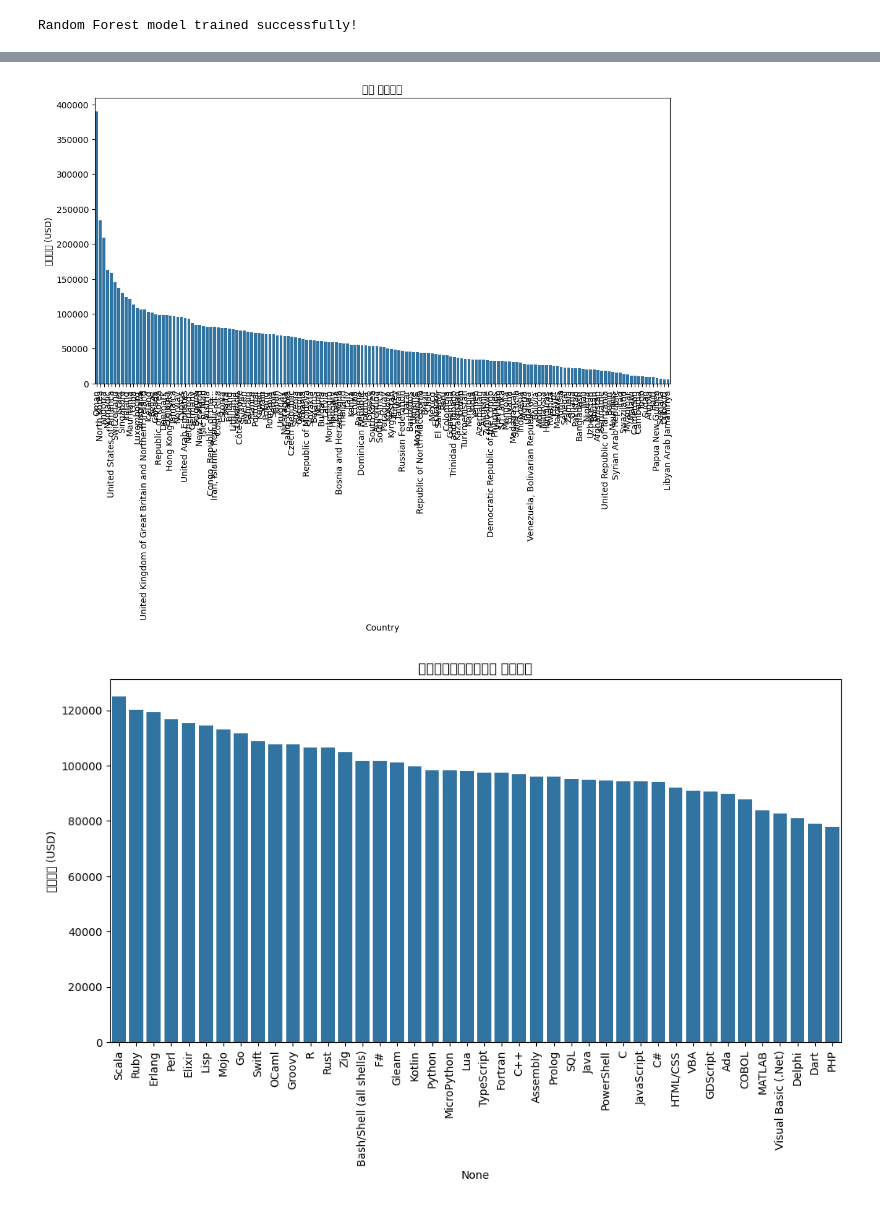
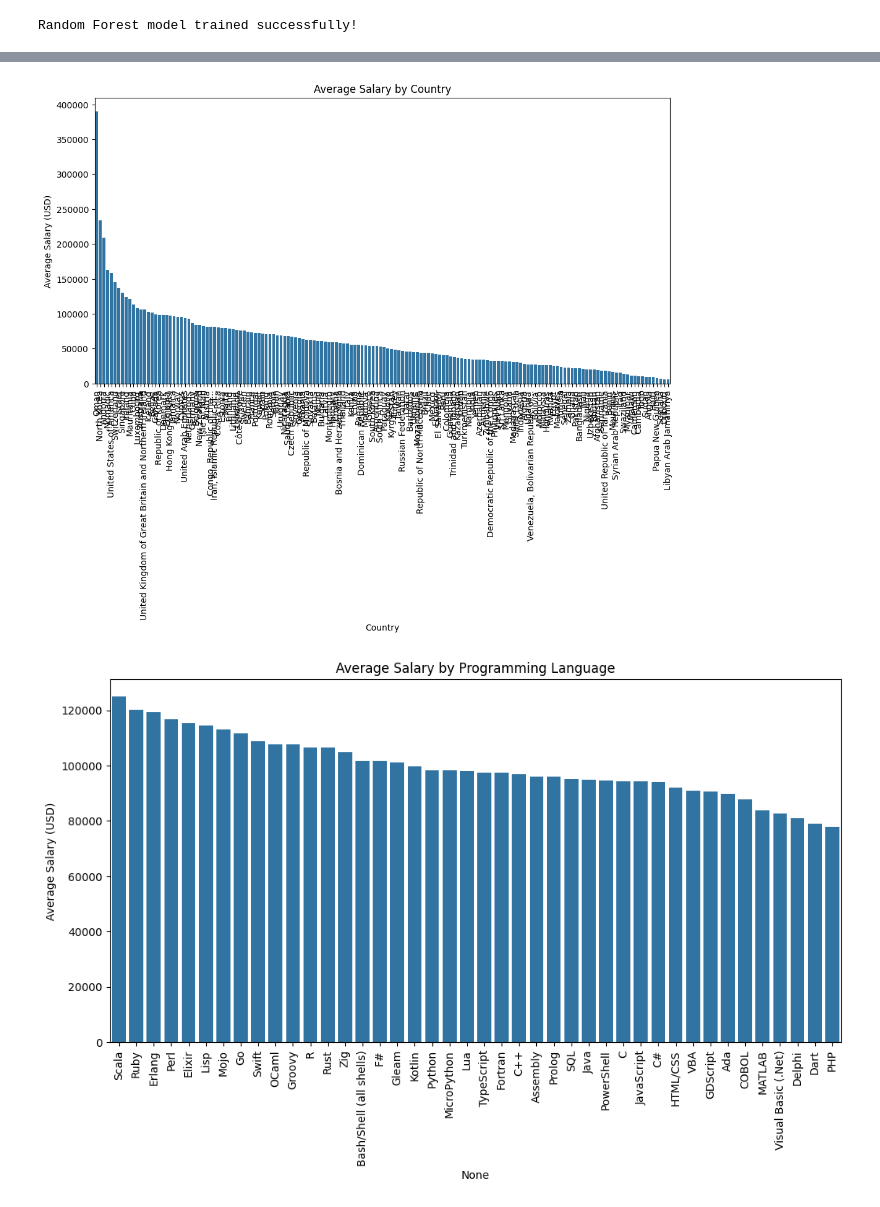
Before and after one commit to yukomath/Project_1, a Jupyter notebook: project.ipynb, the cells around one changed output, grey strips where cells are left out. Drawn from its saved outputs; the diff is of its cells as text; code cells hidden in the pictures.

```diff
--- a/project.ipynb
+++ b/project.ipynb
@@ -8,15 +10,16 @@ Drive already mounted at /content/drive; to attempt to forcibly remount, call dr
 # %% [markdown]
 1. Data preparation
 # %%
+# import library
 import pandas as pd
+import numpy as np
 
-# path to the data in my google drive
+# loading csv file from my google drive
 path = '/content/drive/MyDrive/ColabProjects/StackOverflow2025/survey_results_public_2025.csv'
+df = pd.read_csv(path, encoding='utf-8-sig')
 
-# loading data
-df = pd.read_csv(path)
-
-# check Data
-print("データの形状:", df.shape)
-df.head()
+# Check Data
+print("Data loaded successfully")
+print("Rows, Columns:", df.shape)
+print("First few column names:", df.columns[:10].tolist())
 # %% [output]
@@ -495,40 +477,40 @@ plt.show()
 # %%
 import re
 
-# 国別平均給料
+# Average Salary by Country
 country_salary = df.groupby("Country")["ConvertedCompYearly"].mean().sort_values(ascending=False)
 
 plt.figure(figsize=(12,6))
 sns.barplot(x=country_salary.index, y=country_salary.values)
 plt.xticks(rotation=90)
-plt.ylabel("平均給料 (USD)")
-plt.title("国別 平均給料")
+plt.ylabel("Average Salary (USD)")
+plt.title("Average Salary by Country")
 plt.show()
 
-# 言語別平均給料
+# Average Salary by Programming Language
 # Create a list of all languages mentioned in the survey
 all_languages = df['LanguageHaveWorkedWith'].str.split(';', expand=True).stack()
 unique_languages = all_languages.unique()
 
 # Calculate average salary for each language
 language_salary = {}
 for lang in unique_languages:
     if pd.notnull(lang) and lang != '': # Handle potential empty strings or NaN
         # Escape special characters in language names for accurate matching
         escaped_lang = re.escape(lang)
         # Find indices where the language is present in the original column
         indices = df['LanguageHaveWorkedWith'].str.contains(escaped_lang, na=False)
         # Calculate the mean salary for these entries
         language_salary[lang] = df.loc[indices, "ConvertedCompYearly"].mean()
 
 language_salary = pd.Series(language_salary).sort_values(ascending=False)
 
 plt.figure(figsize=(12,6))
 sns.barplot(x=language_salary.index, y=language_salary.values)
 plt.xticks(rotation=90)
-plt.ylabel("平均給料 (USD)")
-plt.title("プログラミング言語別 平均給料")
+plt.ylabel("Average Salary (USD)")
+plt.title("Average Salary by Programming Language")
 plt.show()
 # %% [output]
-[figure, old version]
+[figure, new version]
-[figure, old version]
+[figure, new version]
```
Also changed, not shown: parts of 24 cells of this notebook.
